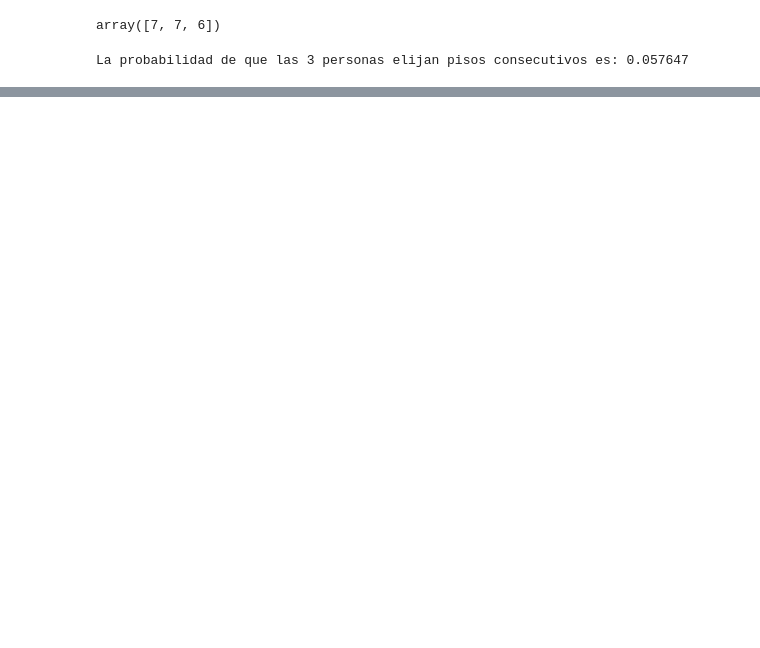
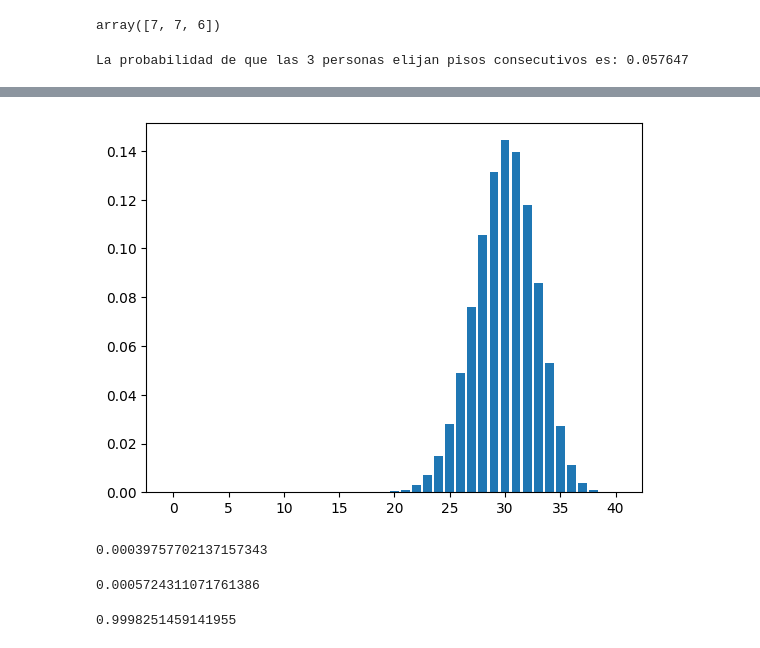
Before and after one commit to BrajanNieto/stats-prob-py, a Jupyter notebook: 01. Ex-Probability.ipynb, the cells around one changed output, grey strips where cells are left out. Drawn from its saved outputs; the diff is of its cells as text; code cells hidden in the pictures; blank space fills up the shorter version.

```diff
--- a/01. Ex-Probability.ipynb
+++ b/01. Ex-Probability.ipynb
@@ -63,0 +169,23 @@ $P = \frac{\text{Favorable Outcomes}}{\text{Sample Space}} = \frac{42}{729} = \f
+# %%
+import matplotlib.pyplot as plt
+import numpy as np
+n=40
+p=0.75
+plt.bar( np.arange(n+1),binom.pmf(np.arange(n+1), n, p))
+plt.show()
+# %% [output]
+[figure, added]
+# %%
+n=40
+p=0.75
+binom.pmf(20, n, p)
+# %% [output]
+0.00039757702137157343
+# %%
+binom.cdf(20, n, p)
+# %% [output]
+0.0005724311071761386
+# %%
+1-binom.cdf(19, n, p)
+# %% [output]
+0.9998251459141955
```
Also changed, not shown: parts of 17 cells of this notebook.
